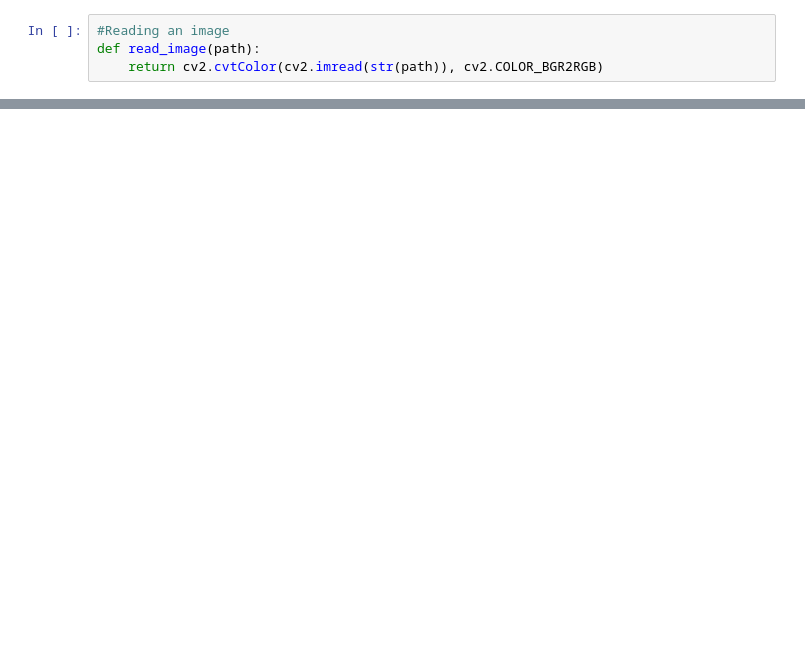
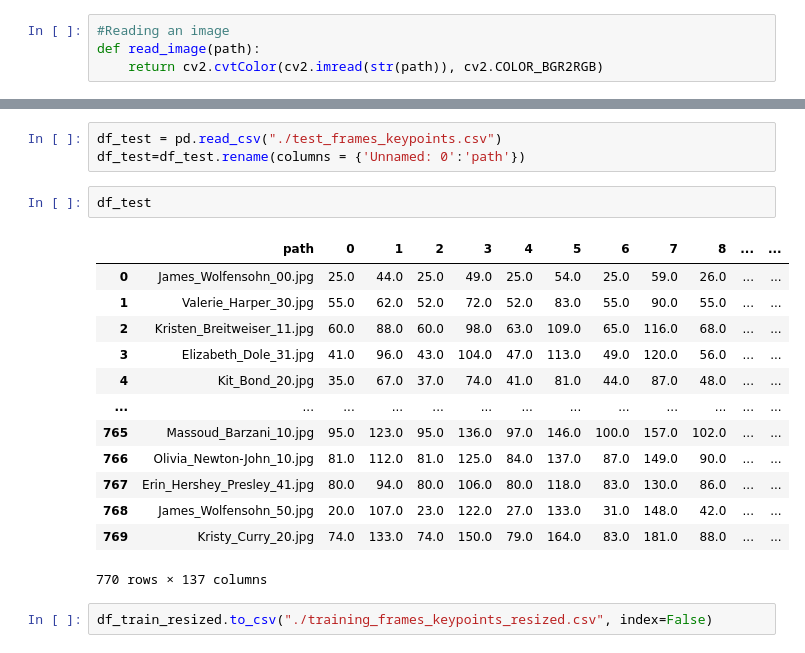
Before and after one commit to master-mbzuai/CV701, a Jupyter notebook: 04/data/transform.ipynb, the cells around one changed output, grey strips where cells are left out. Saved outputs shown, nothing was run; the diff lists cells and outputs as text; blank space fills up the shorter version.

```diff
--- a/04/data/transform.ipynb
+++ b/04/data/transform.ipynb
@@ -90,0 +167,21 @@ img = transforms(img)
+# %%
+df_test = pd.read_csv("./test_frames_keypoints.csv")
+df_test=df_test.rename(columns = {'Unnamed: 0':'path'})
+# %%
+df_test
+# %% [output]
+|  | path | 0 | 1 | 2 | 3 | 4 | 5 | 6 | 7 | 8 | ... | ... |
+| 0 | James_Wolfensohn_00.jpg | 25.0 | 44.0 | 25.0 | 49.0 | 25.0 | 54.0 | 25.0 | 59.0 | 26.0 | ... | ... |
+| 1 | Valerie_Harper_30.jpg | 55.0 | 62.0 | 52.0 | 72.0 | 52.0 | 83.0 | 55.0 | 90.0 | 55.0 | ... | ... |
+| 2 | Kristen_Breitweiser_11.jpg | 60.0 | 88.0 | 60.0 | 98.0 | 63.0 | 109.0 | 65.0 | 116.0 | 68.0 | ... | ... |
+| 3 | Elizabeth_Dole_31.jpg | 41.0 | 96.0 | 43.0 | 104.0 | 47.0 | 113.0 | 49.0 | 120.0 | 56.0 | ... | ... |
+| 4 | Kit_Bond_20.jpg | 35.0 | 67.0 | 37.0 | 74.0 | 41.0 | 81.0 | 44.0 | 87.0 | 48.0 | ... | ... |
+| ... | ... | ... | ... | ... | ... | ... | ... | ... | ... | ... | ... | ... |
+| 765 | Massoud_Barzani_10.jpg | 95.0 | 123.0 | 95.0 | 136.0 | 97.0 | 146.0 | 100.0 | 157.0 | 102.0 | ... | ... |
+| 766 | Olivia_Newton-John_10.jpg | 81.0 | 112.0 | 81.0 | 125.0 | 84.0 | 137.0 | 87.0 | 149.0 | 90.0 | ... | ... |
+| 767 | Erin_Hershey_Presley_41.jpg | 80.0 | 94.0 | 80.0 | 106.0 | 80.0 | 118.0 | 83.0 | 130.0 | 86.0 | ... | ... |
+| 768 | James_Wolfensohn_50.jpg | 20.0 | 107.0 | 23.0 | 122.0 | 27.0 | 133.0 | 31.0 | 148.0 | 42.0 | ... | ... |
+| 769 | Kristy_Curry_20.jpg | 74.0 | 133.0 | 74.0 | 150.0 | 79.0 | 164.0 | 83.0 | 181.0 | 88.0 | ... | ... |
+770 rows × 137 columns
+# %%
+df_train_resized.to_csv("./training_frames_keypoints_resized.csv", index=False)
```
Also changed, not shown: parts of 14 cells of this notebook, 13 other files.
